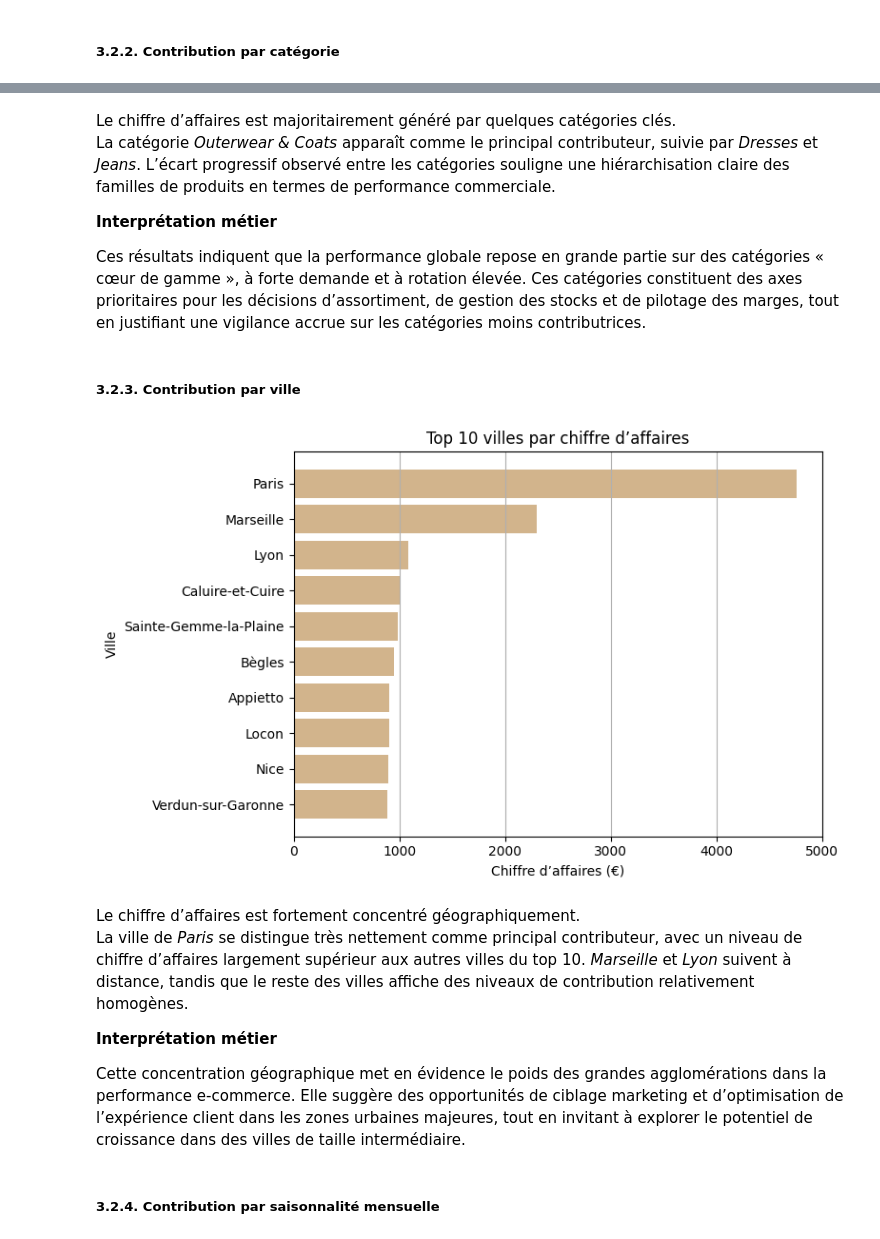
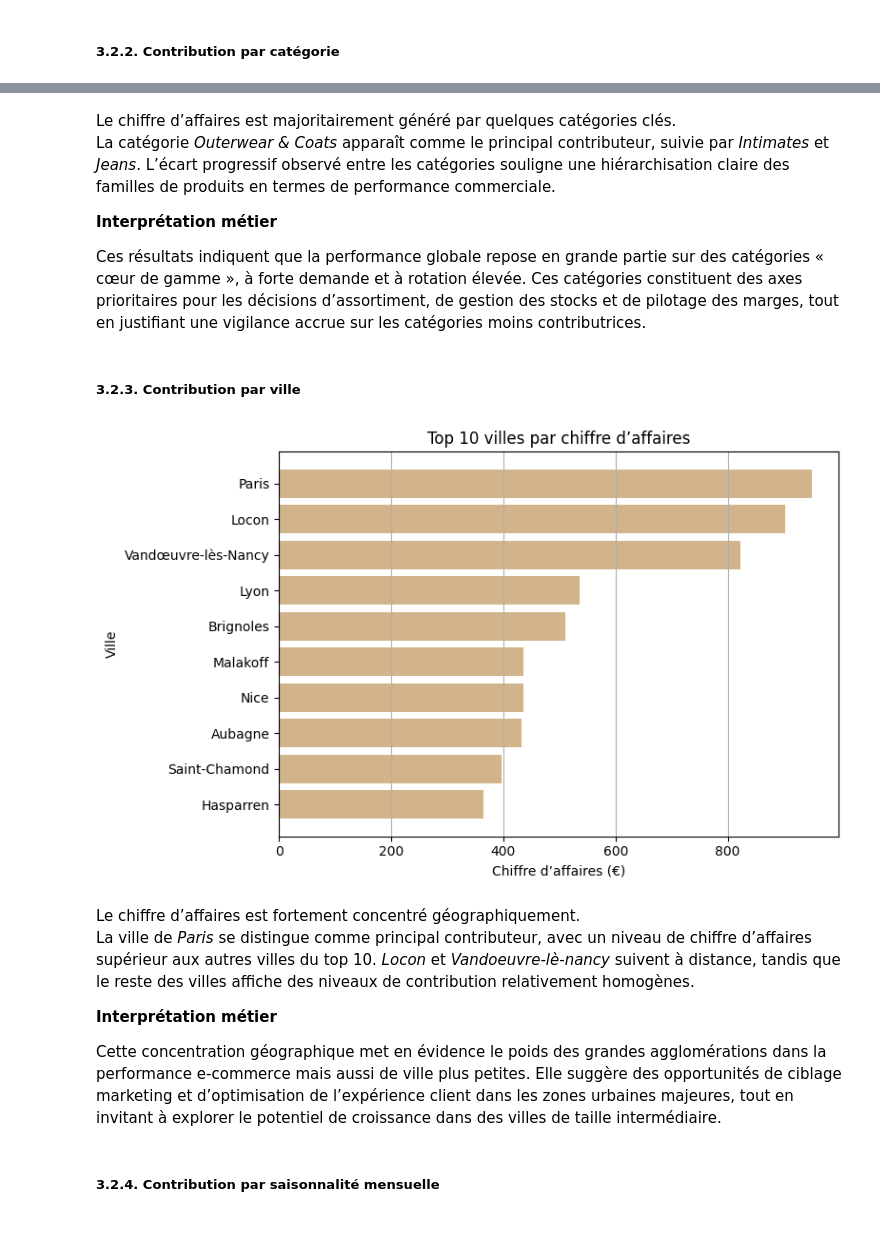
Before and after one commit to Ju3465/Analyse-e-commerce-2023-vs-2024-thelook_ecommerce, a Jupyter notebook: notebooks/eda_thelook_fr_women_2023_2024.ipynb, the cells around one changed output, grey strips where cells are left out. Cells and saved outputs as stored; diff of their text form; code cells hidden in the pictures.

```diff
--- a/notebooks/eda_thelook_fr_women_2023_2024.ipynb
+++ b/notebooks/eda_thelook_fr_women_2023_2024.ipynb
@@ -454,8 +454,11 @@ Encore une fois, les analyses sont réalisées sur l’ensemble des lignes de co
 # %% [markdown]
 ##### 3.2.1. Contribution par marque
 # %%
+# Filtre sur les articles au statut "Complete"
+df_net = df[df["item_status"] == "Complete"].copy()
+
 # Contribution par marque
-ca_marque = df.groupby('brand')['sale_price'].sum().sort_values(ascending=False)
+ca_marque = df_net.groupby('brand')['sale_price'].sum().sort_values(ascending=False)
 
 # Sélection du top 10 marques par CA
 top10_marques = ca_marque.head(10)
@@ -513,6 +516,6 @@ plt.show()
 # %% [markdown]
 Le chiffre d’affaires est majoritairement généré par quelques catégories clés.
-La catégorie *Outerwear & Coats* apparaît comme le principal contributeur, suivie par *Dresses* et *Jeans*. L’écart progressif observé entre les catégories souligne une hiérarchisation claire des familles de produits en termes de performance commerciale.
+La catégorie *Outerwear & Coats* apparaît comme le principal contributeur, suivie par *Intimates* et *Jeans*. L’écart progressif observé entre les catégories souligne une hiérarchisation claire des familles de produits en termes de performance commerciale.
 
 **Interprétation métier**
 
@@ -521,35 +524,35 @@ Ces résultats indiquent que la performance globale repose en grande partie sur
 ##### 3.2.3. Contribution par ville
 # %%
 # Contribution par ville
-ca_ville = df.groupby('city', observed=False)['sale_price'].sum().sort_values(ascending=False)
+ca_ville = df_net.groupby('city', observed=False)['sale_price'].sum().sort_values(ascending=False)
 
 # Top 10 villes par CA
 top10_villes = ca_ville.sort_values(ascending=False).head(10)
 
 # Figure unique
 fig, ax = plt.subplots(figsize=(8, 5))
 
 # Barres horizontales (JAUNE)
 ax.barh(top10_villes.index, top10_villes.values, color="tan")
 ax.invert_yaxis()
 
 # Mise en forme identique
 ax.set_title("Top 10 villes par chiffre d’affaires")
 ax.set_xlabel("Chiffre d’affaires (€)")
 ax.set_ylabel("Ville")
 ax.grid(visible=True, which='major', axis='x')
 
 plt.tight_layout()
 plt.show()
 # %% [output]
-[figure, old version]
+[figure, new version]
 # %% [markdown]
 Le chiffre d’affaires est fortement concentré géographiquement.
-La ville de *Paris* se distingue très nettement comme principal contributeur, avec un niveau de chiffre d’affaires largement supérieur aux autres villes du top 10. *Marseille* et *Lyon* suivent à distance, tandis que le reste des villes affiche des niveaux de contribution relativement homogènes.
+La ville de *Paris* se distingue comme principal contributeur, avec un niveau de chiffre d’affaires supérieur aux autres villes du top 10. *Locon* et *Vandoeuvre-lè-nancy* suivent à distance, tandis que le reste des villes affiche des niveaux de contribution relativement homogènes.
 
 **Interprétation métier**
 
-Cette concentration géographique met en évidence le poids des grandes agglomérations dans la performance e-commerce. Elle suggère des opportunités de ciblage marketing et d’optimisation de l’expérience client dans les zones urbaines majeures, tout en invitant à explorer le potentiel de croissance dans des villes de taille intermédiaire.
+Cette concentration géographique met en évidence le poids des grandes agglomérations dans la performance e-commerce mais aussi de ville plus petites. Elle suggère des opportunités de ciblage marketing et d’optimisation de l’expérience client dans les zones urbaines majeures, tout en invitant à explorer le potentiel de croissance dans des villes de taille intermédiaire.
 # %% [markdown]
 ##### 3.2.4. Contribution par saisonnalité mensuelle
 # %% [markdown]
```
Also changed, not shown: parts of 16 cells of this notebook.
